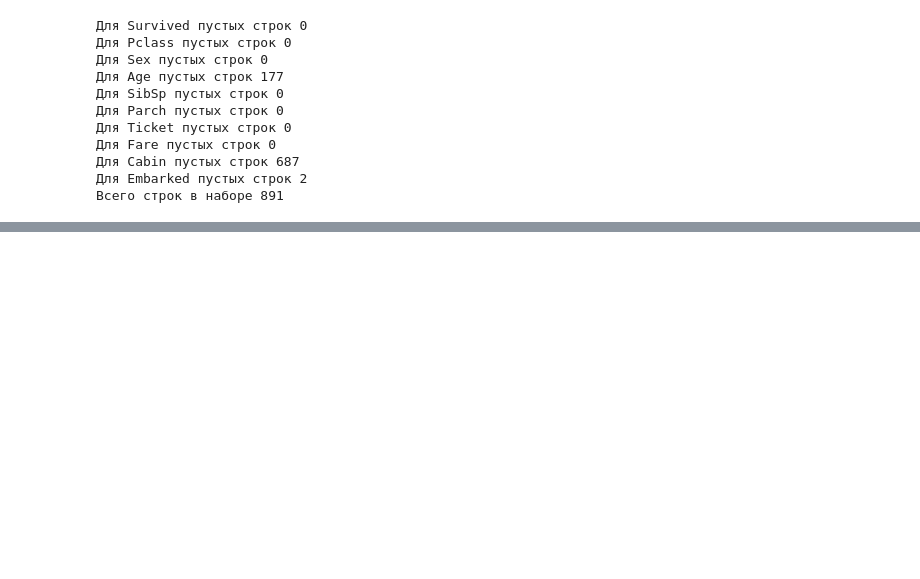
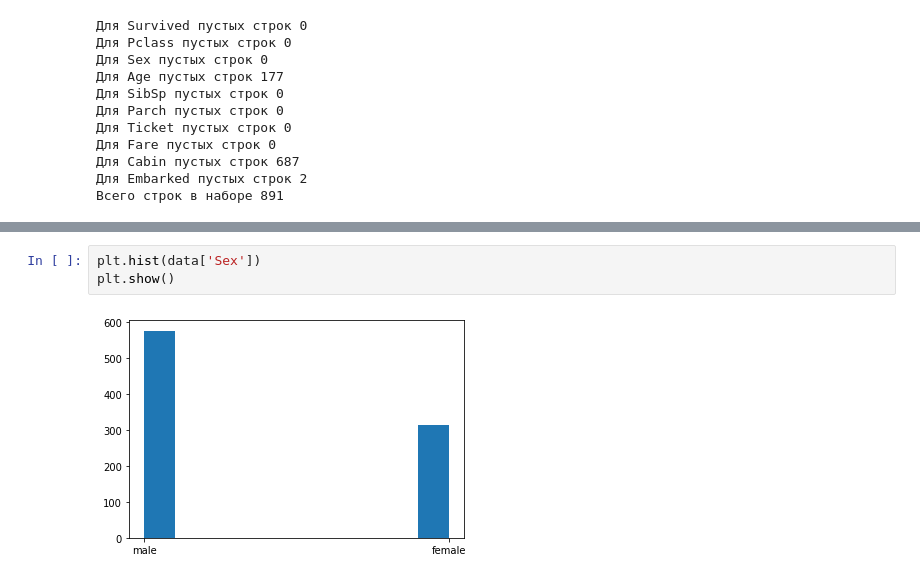
Before and after one commit to Ch0k/ML-DZ5, a Jupyter notebook: Untitled2.ipynb, the cells around one changed output, grey strips where cells are left out. Saved outputs shown, nothing was run; the diff lists cells and outputs as text; blank space fills up the shorter version.

```diff
--- a/Untitled2.ipynb
+++ b/Untitled2.ipynb
@@ -70,0 +134,5 @@ data['Ticket'].unique()
+# %%
+plt.hist(data['Sex'])
+plt.show()
+# %% [output]
+[figure, added]
```
Also changed, not shown: parts of 24 cells of this notebook.
